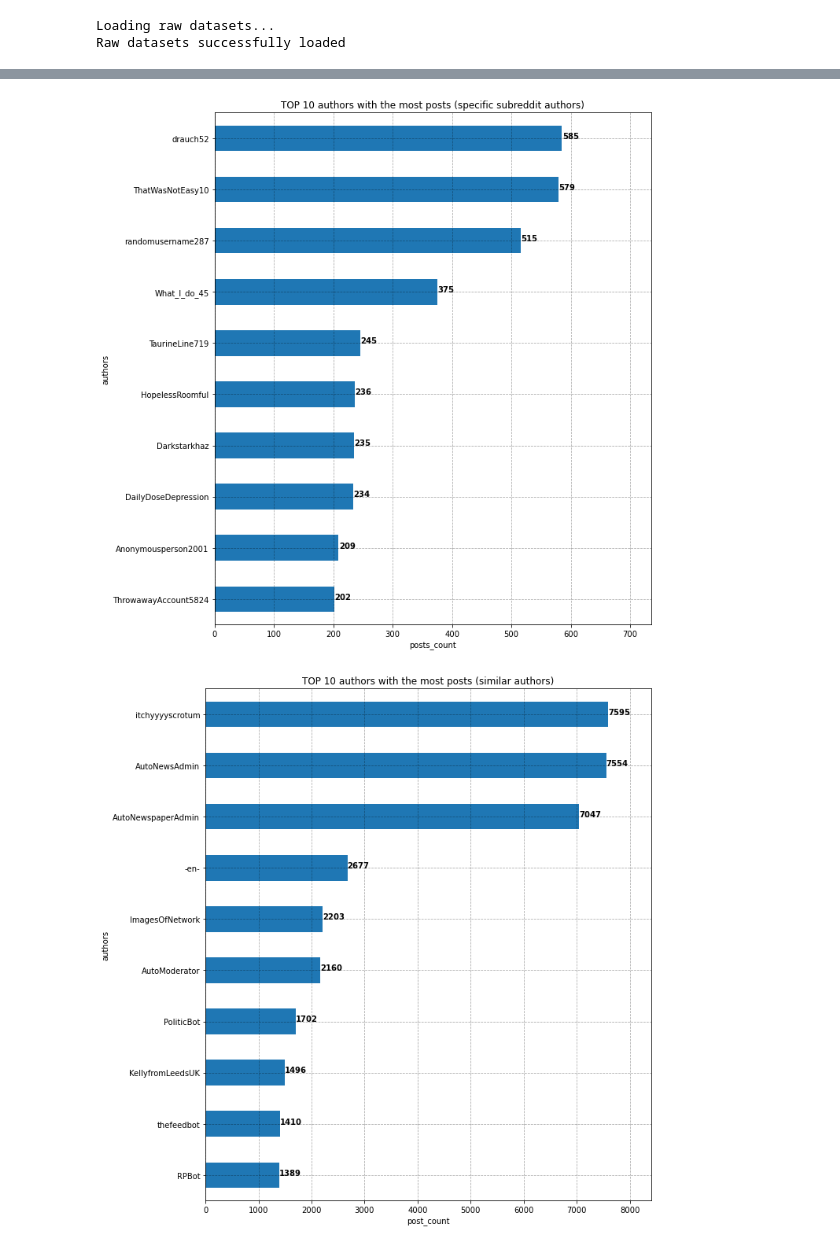
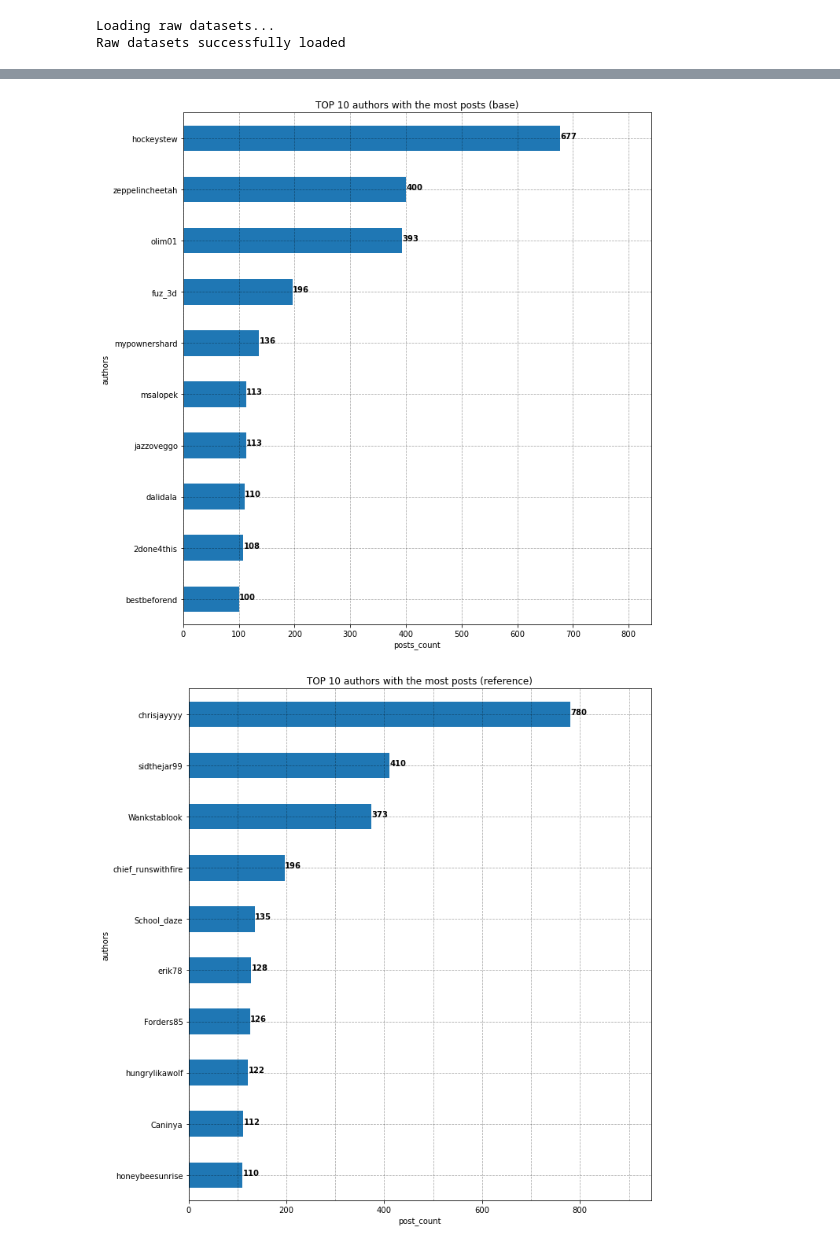
Before and after one commit to Nacho888/reddit-analysis, a Jupyter notebook: machinelearning/datasets_analysis.ipynb, the cells around one changed output, grey strips where cells are left out. Cells and saved outputs as stored; diff of their text form; code cells hidden in the pictures.

```diff
--- a/machinelearning/datasets_analysis.ipynb
+++ b/machinelearning/datasets_analysis.ipynb
@@ -9,12 +9,12 @@ print("Loading raw datasets...")
 # Introduce the *paths* of the raw datasets
 
 # Depression
-data_depression = pd.DataFrame(pd.read_json("../backups/r_depression_base.jsonl", lines=True))
+data_depression = pd.DataFrame(pd.read_json("../datasets/raw_dep_cleaned.jsonl", lines=True))
 data_depression["depression_related"] = [1] * len(data_depression.index)  # Dep. identifier: true
 dep_size = len(data_depression.index)
 
 # Non-depression
-data_control = pd.DataFrame(pd.read_json("../backups/reference_collection.jsonl", lines=True))
+data_control = pd.DataFrame(pd.read_json("../datasets/raw_ctrl_cleaned.jsonl", lines=True))
 data_control["depression_related"] = [0] * len(data_control.index)  # Dep. identifier: false
 non_dep_size = len(data_control.index)
 
@@ -107,13 +107,13 @@ with open(path, "a+") as file:
 # %%
 # Authors' post count
 dep_authors = data_depression.loc[data_depression["author"] != "[deleted]"]["author"].value_counts(sort=True)
 # Plot
 axes = dep_authors[:10].plot(kind="barh", figsize=(10, 10), x="author")
-process_bar_chart(axes, "TOP 10 authors with the most posts (specific subreddit authors)", "posts_count", "authors",
+process_bar_chart(axes, "TOP 10 authors with the most posts (base)", "posts_count", "authors",
                    True, True)
 plt.savefig("./img/dep_authors.png")
 # %% [output]
-[figure, old version]
+[figure, new version]
 # %%
 # Complete authors' data with their posts' count
 authors_depression["posts_count"] = authors_depression["username"].apply(
@@ -123,10 +123,10 @@ authors_depression["posts_count"] = authors_depression["username"].apply(
 ctrl_authors = data_control.loc[data_control["author"] != "[deleted]"]["author"].value_counts(sort=True)
 # Plot
 axes = ctrl_authors[:10].plot(kind="barh", figsize=(10, 10), x="author")
-process_bar_chart(axes, "TOP 10 authors with the most posts (similar authors)", "post_count", "authors", True, True)
+process_bar_chart(axes, "TOP 10 authors with the most posts (reference)", "post_count", "authors", True, True)
 plt.savefig("./img/ctrl_authors.png")
 # %% [output]
-[figure, old version]
+[figure, new version]
 # %%
 # Complete authors' data with their posts' count
 authors_reference["posts_count"] = authors_reference["username"].apply(
```
Also changed, not shown: parts of 5 cells of this notebook, 3 other files.
